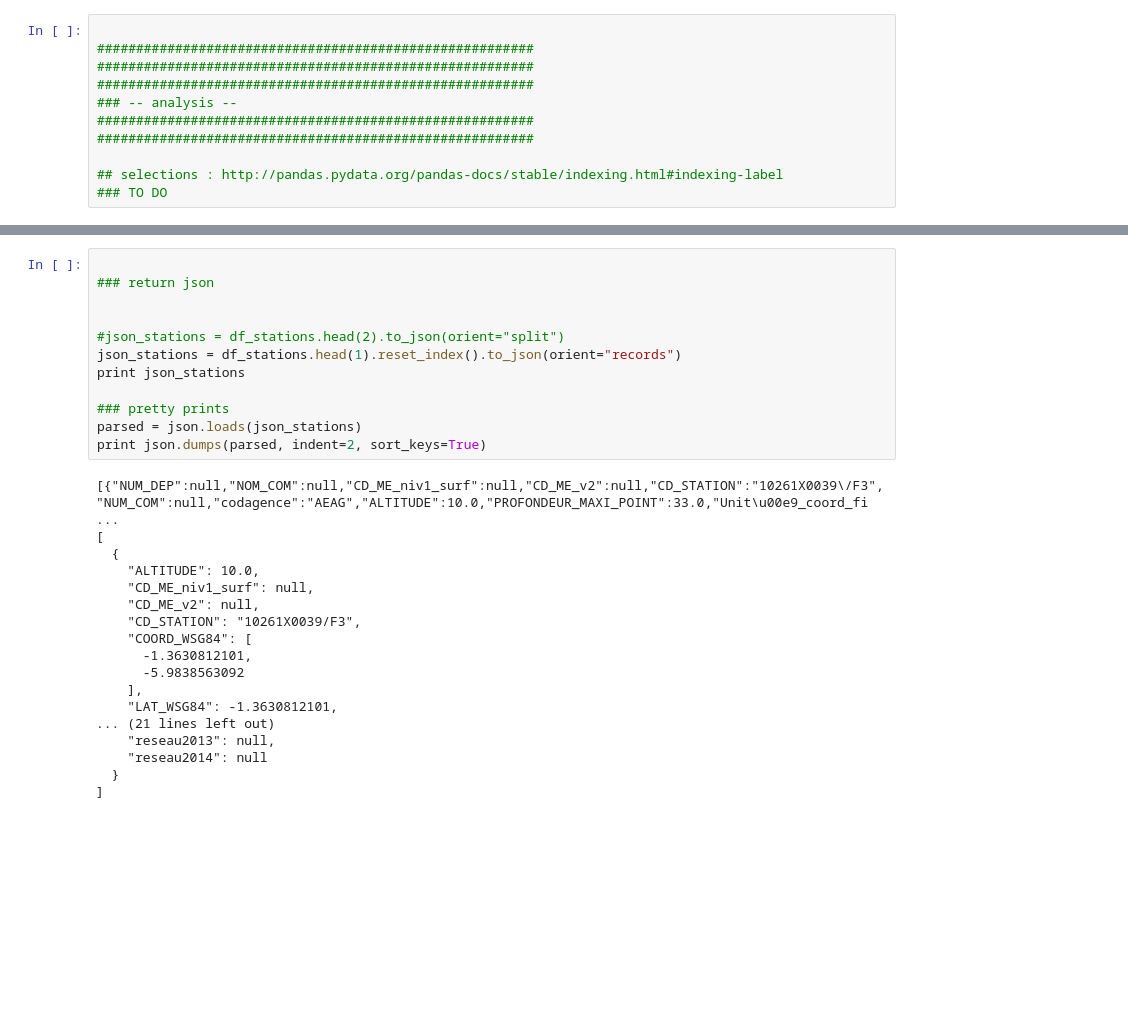
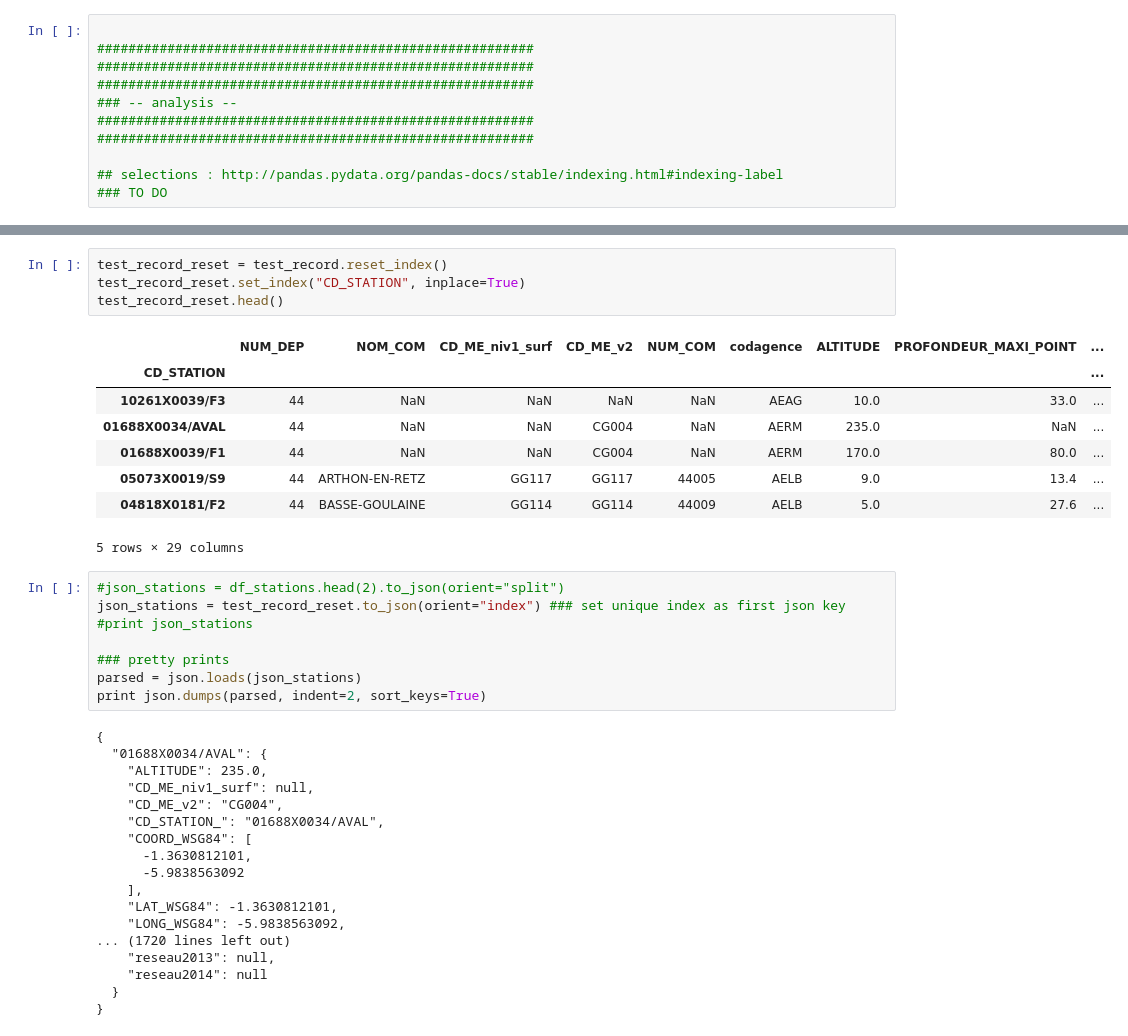
Before and after one commit to JulienParis/hydroviz, a Jupyter notebook: pesticides_analysis_03.ipynb, the cells around one changed output, grey strips where cells are left out. Cells and saved outputs as stored; diff of their text form; blank space fills up the shorter version.

```diff
--- a/pesticides_analysis_03.ipynb
+++ b/pesticides_analysis_03.ipynb
@@ -1311,30 +1283,39 @@ test_record
+# %%
+test_record_reset = test_record.reset_index()
+test_record_reset.set_index("CD_STATION", inplace=True)
+test_record_reset.head()
+# %% [output]
+|  | NUM_DEP | NOM_COM | CD_ME_niv1_surf | CD_ME_v2 | NUM_COM | codagence | ALTITUDE | PROFONDEUR_MAXI_POINT | ... |
+| CD_STATION |  |  |  |  |  |  |  |  | ... |
+| 10261X0039/F3 | 44 | NaN | NaN | NaN | NaN | AEAG | 10.0 | 33.0 | ... |
+| 01688X0034/AVAL | 44 | NaN | NaN | CG004 | NaN | AERM | 235.0 | NaN | ... |
+| 01688X0039/F1 | 44 | NaN | NaN | CG004 | NaN | AERM | 170.0 | 80.0 | ... |
+| 05073X0019/S9 | 44 | ARTHON-EN-RETZ | GG117 | GG117 | 44005 | AELB | 9.0 | 13.4 | ... |
+| 04818X0181/F2 | 44 | BASSE-GOULAINE | GG114 | GG114 | 44009 | AELB | 5.0 | 27.6 | ... |
+5 rows × 29 columns
 # %%
-
-### return json
-
-
 #json_stations = df_stations.head(2).to_json(orient="split")
-json_stations = df_stations.head(1).reset_index().to_json(orient="records")
-print json_stations
+json_stations = test_record_reset.to_json(orient="index") ### set unique index as first json key
+#print json_stations
 
 ### pretty prints
 parsed = json.loads(json_stations)
 print json.dumps(parsed, indent=2, sort_keys=True)
 # %% [output]
-[{"NUM_DEP":null,"NOM_COM":null,"CD_ME_niv1_surf":null,"CD_ME_v2":null,"CD_STATION":"10261X0039\/F3","NUM_COM":null,"codagence":"AEAG","ALTITUDE":10.0,"PROFONDEUR_MAXI_POINT":33.0,"Unit\u00e9_coord_fi ...
-[
-  {
-    "ALTITUDE": 10.0,
+{
+  "01688X0034/AVAL": {
+    "ALTITUDE": 235.0,
     "CD_ME_niv1_surf": null,
-    "CD_ME_v2": null,
-    "CD_STATION": "10261X0039/F3",
+    "CD_ME_v2": "CG004",
+    "CD_STATION_": "01688X0034/AVAL",
     "COORD_WSG84": [
       -1.3630812101,
       -5.9838563092
     ],
     "LAT_WSG84": -1.3630812101,
-... (21 lines left out)
+    "LONG_WSG84": -5.9838563092,
+... (1720 lines left out)
     "reseau2013": null,
     "reseau2014": null
   }
-]
+}
```
Also changed, not shown: parts of 16 cells of this notebook.
